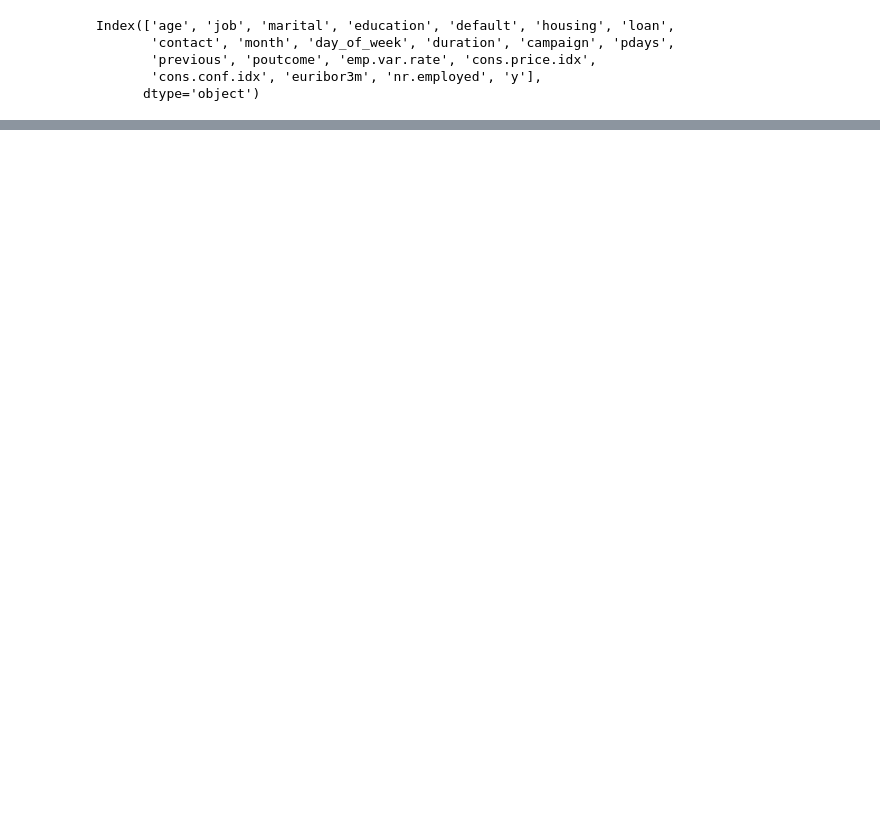
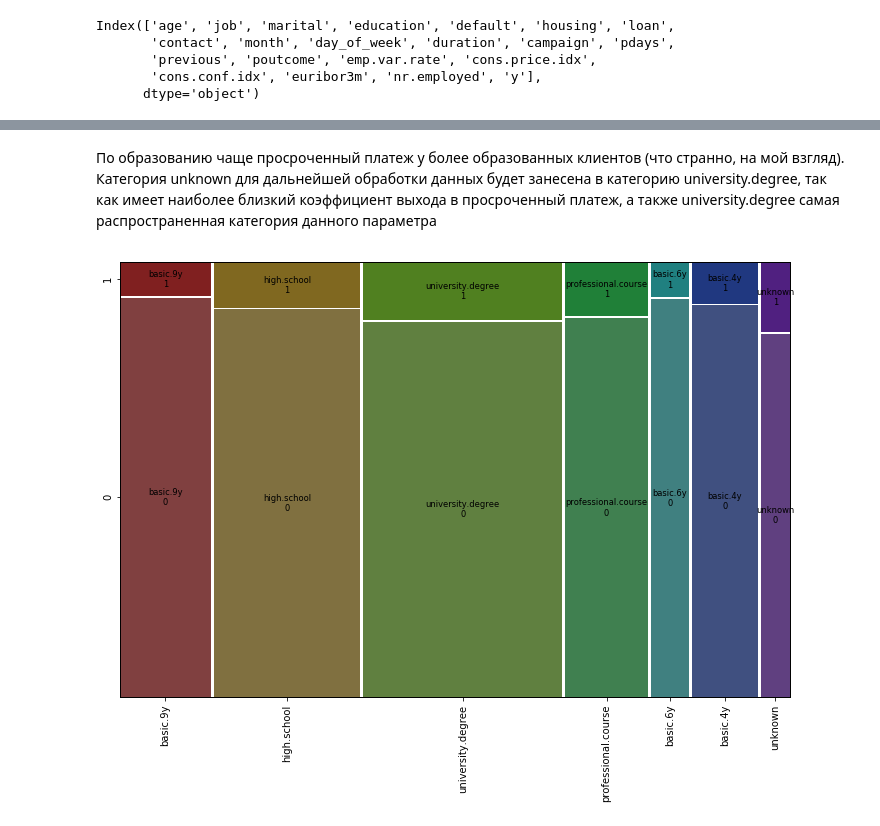
Before and after one commit to constfadeev/Summer_School, a Jupyter notebook: 1 binary classification/baseline_1.ipynb, the cells around one changed output, grey strips where cells are left out. Cells and saved outputs as stored; diff of their text form; code cells hidden in the pictures; blank space fills up the shorter version.

```diff
--- a/1 binary classification/baseline_1.ipynb
+++ b/1 binary classification/baseline_1.ipynb
@@ -174,0 +172,9 @@ sns.countplot(x='default', hue='y', data=train_cd);
+# %%
+train['marital'] = ['married' if i == 'unknown' else i for i in train['marital']]
+# %% [markdown]
+По образованию чаще просроченный платеж у более образованных клиентов (что странно, на мой взгляд). Категория unknown для дальнейшей обработки данных будет занесена в категорию university.degree, так как имеет наиболее близкий коэффициент выхода в просроченный платеж, а также university.degree самая распространенная категория данного параметра
+# %%
+mosaic(train, ['education', 'y'], label_rotation=90)
+plt.show()
+# %% [output]
+[figure, added]
```
Also changed, not shown: parts of 99 cells of this notebook.
